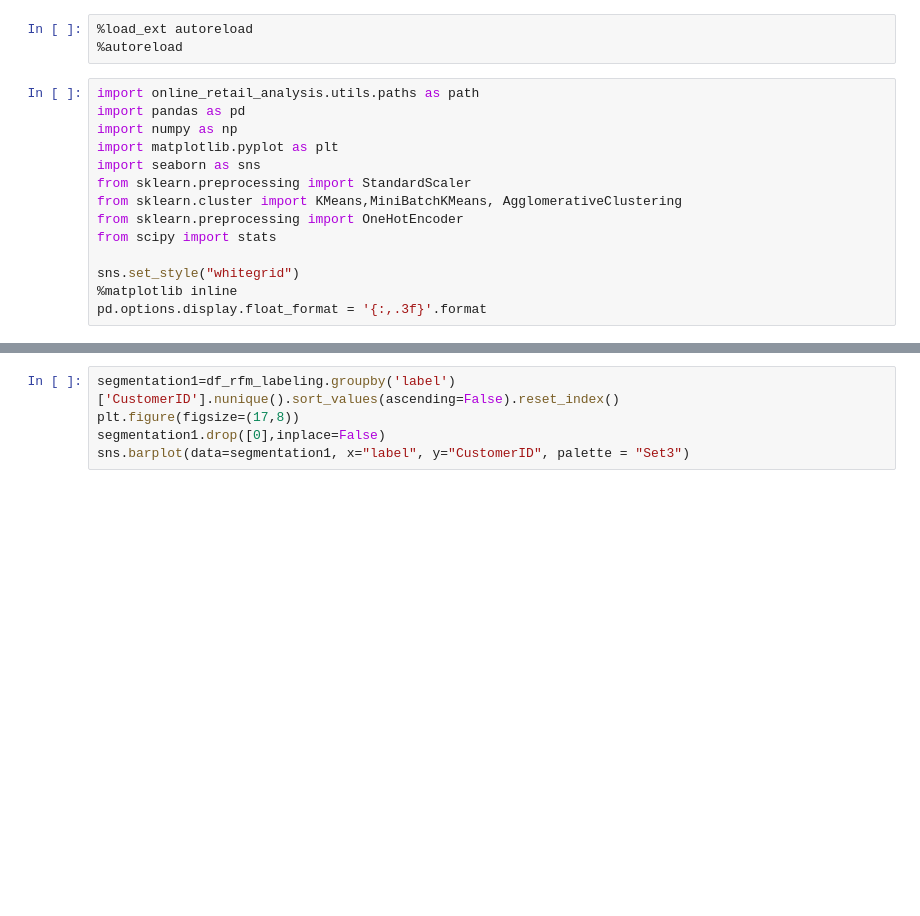
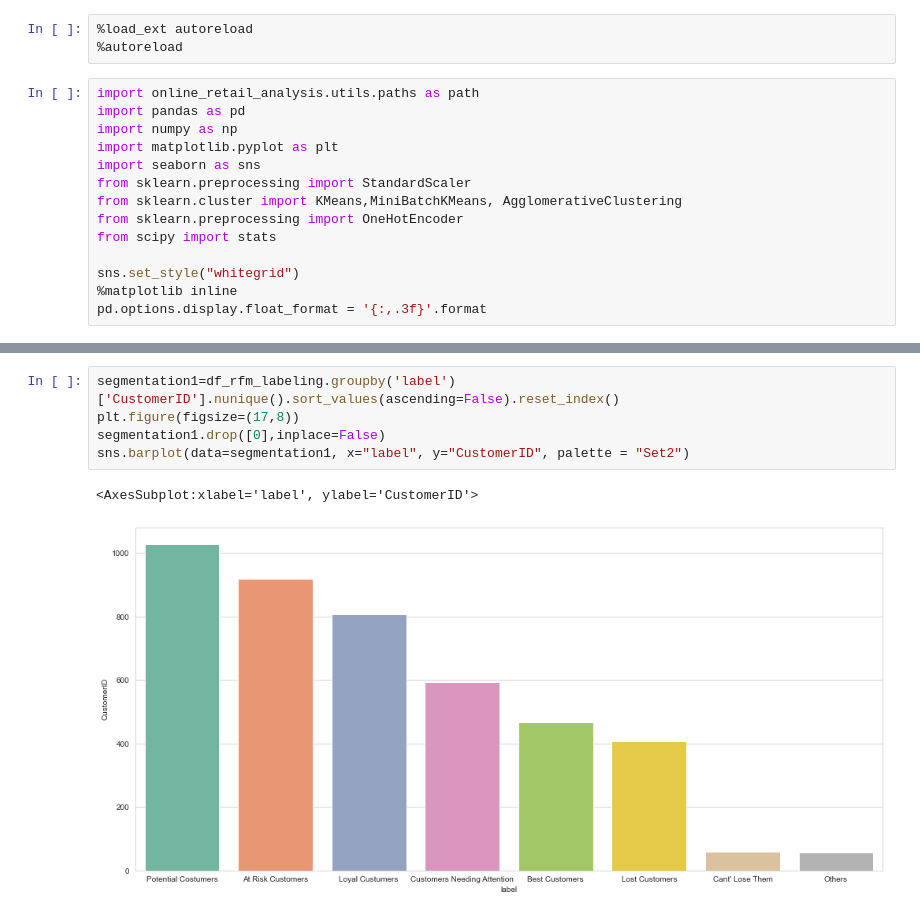
Before and after one commit to frandak2/online_retail_analysis, a Jupyter notebook: notebooks/EDA.ipynb, the cells around one changed output, grey strips where cells are left out. Saved outputs shown, nothing was run; the diff lists cells and outputs as text; blank space fills up the shorter version.

```diff
--- a/notebooks/EDA.ipynb
+++ b/notebooks/EDA.ipynb
@@ -53,8 +226,11 @@ df_rfm_labeling['label'].value_counts()
 # %%
 segmentation1=df_rfm_labeling.groupby('label')['CustomerID'].nunique().sort_values(ascending=False).reset_index()
 plt.figure(figsize=(17,8))
 segmentation1.drop([0],inplace=False)
-sns.barplot(data=segmentation1, x="label", y="CustomerID", palette = "Set3")
+sns.barplot(data=segmentation1, x="label", y="CustomerID", palette = "Set2")
+# %% [output]
+<AxesSubplot:xlabel='label', ylabel='CustomerID'>
+[figure, added]
 # %%
 df_rfm = Calculate_RFM(df_proces,labels=False)
 
```
Also changed, not shown: parts of 32 cells of this notebook, 3 other files.
